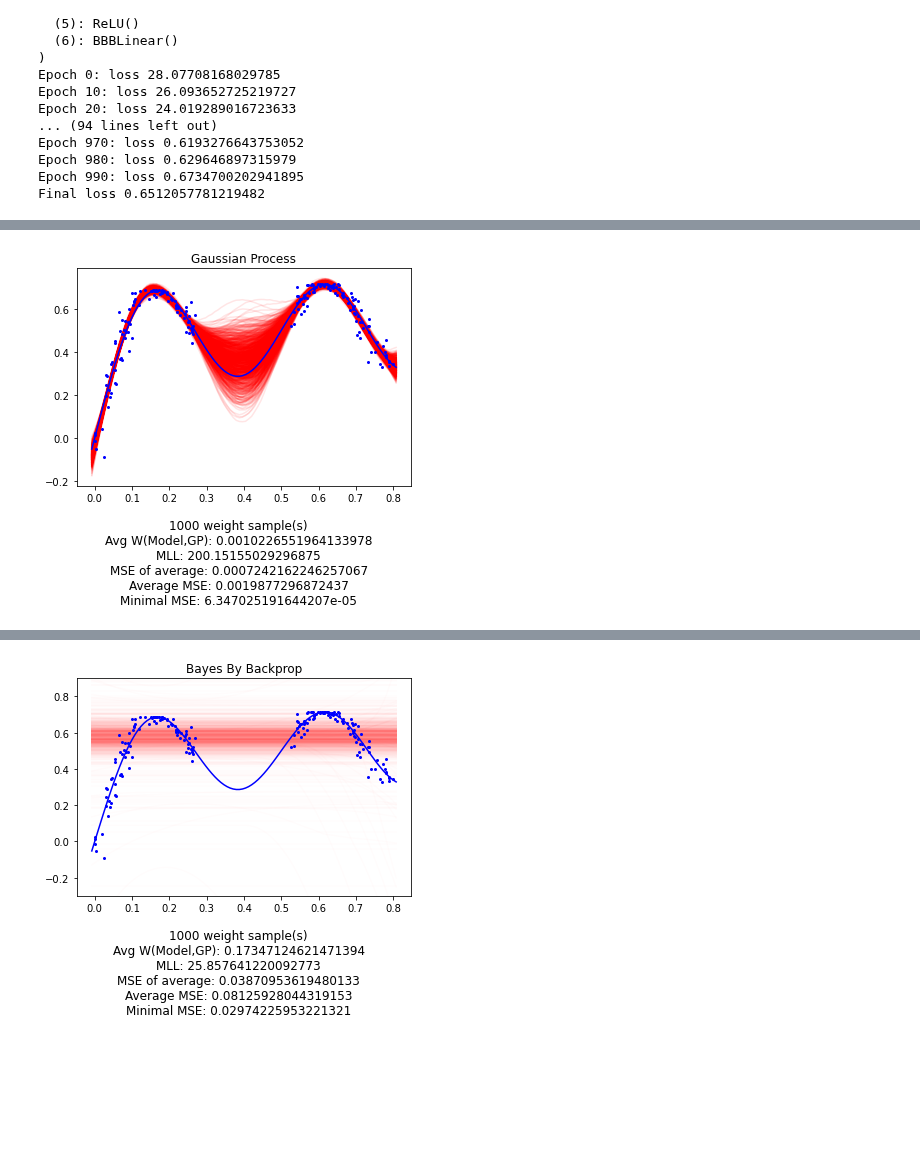
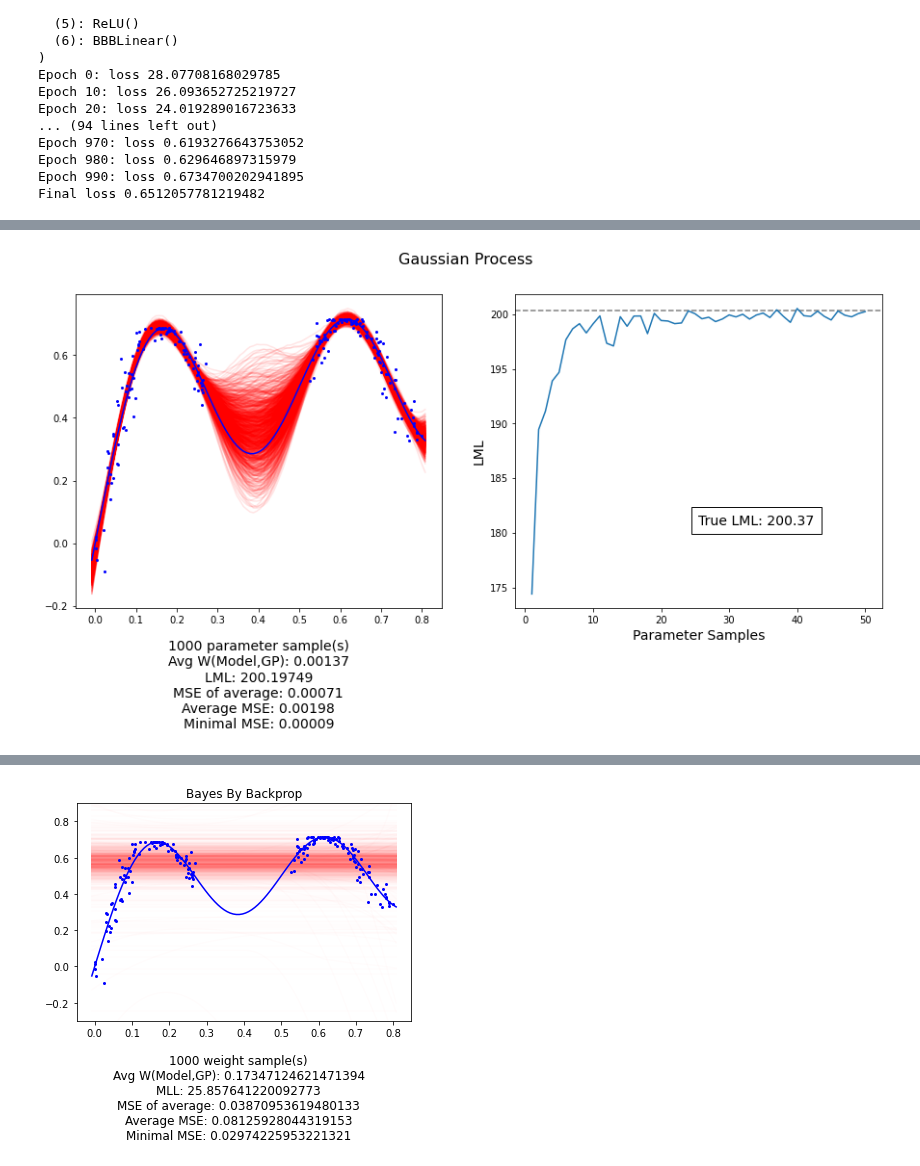
Before and after one commit to Feuermagier/VariationalBayesianDL, a Jupyter notebook: TrigonometricRegression.ipynb, the cells around one changed output, grey strips where cells are left out. Cells and saved outputs as stored; diff of their text form; code cells hidden in the pictures; blank space fills up the shorter version.

```diff
--- a/TrigonometricRegression.ipynb
+++ b/TrigonometricRegression.ipynb
@@ -32,5 +34,5 @@ trainset.plot_dataset()
 [figure]
 # %%
 torch.manual_seed(42)
-gp = exp.gaussian_process(100, trainset.normalized_xs, trainset.normalized_ys)
+gp, gp_true_lml = exp.gaussian_process(100, trainset.normalized_xs, trainset.normalized_ys)
 # %% [output]
@@ -180,5 +240,5 @@ Final loss 0.6512057781219482
 # %%
-trainset.plot("Gaussian Process", gp, gp, alpha=0.1, samples=1000)
+trainset.plot("Gaussian Process", gp, gp, alpha=0.1, samples=1000, plot_lml_trend=(50, 50), gp_lml=gp_true_lml)
 # %% [output]
-[figure, old version]
+[figure, new version]
 # %%
```
Also changed, not shown: parts of 13 cells of this notebook, 12 other files.
